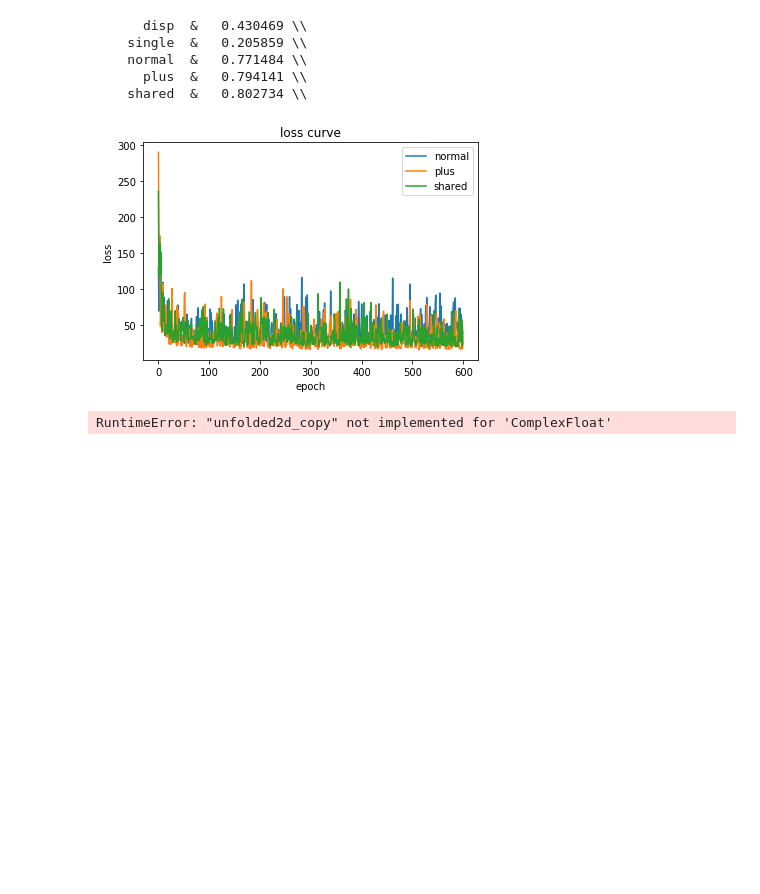
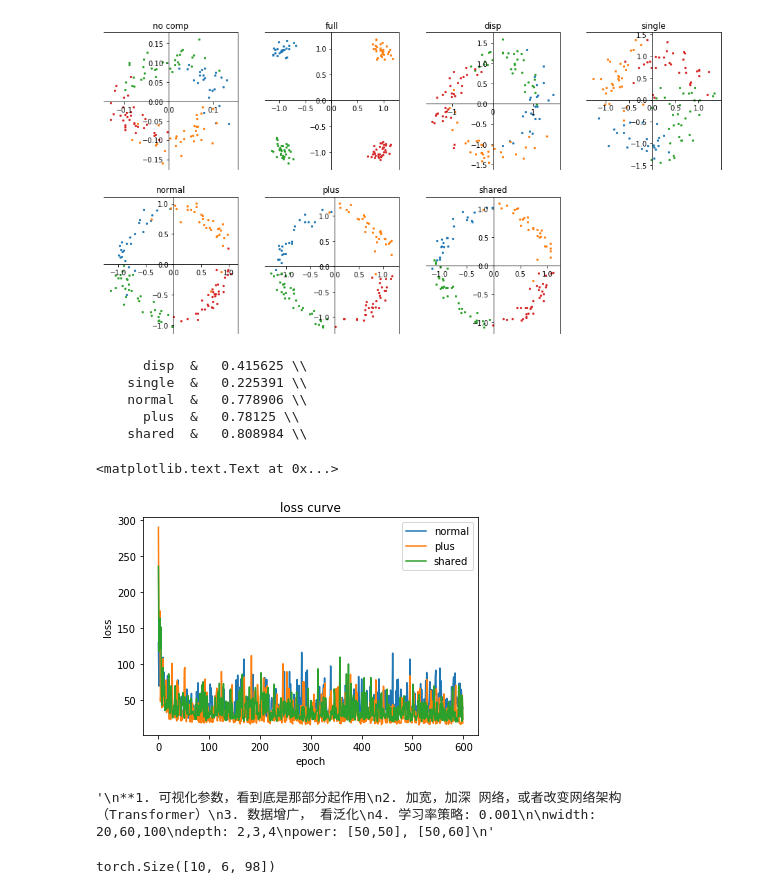
Before and after one commit to xinyuxiao113/optic_simulation, a Jupyter notebook: show_result.ipynb, the cells around one changed output. Saved outputs shown, nothing was run; the diff lists cells and outputs as text; code cells hidden in the pictures; blank space fills up the shorter version.

```diff
--- a/show_result.ipynb
+++ b/show_result.ipynb
@@ -1,28 +1,23 @@
 # %%
 import torch
-import torch.optim as optim
 import numpy as np
-import matplotlib
-#matplotlib.use('TkAgg')
 import matplotlib.pyplot as plt
 import config
 from Transmitter import Tx
 from Receiver import  Rx
-from Fiber import Fiber,Amplifier
-from train_model import train, test_model, MSE, Acc
+from Fiber import Fiber
+from train_model import test_model
 
 # Initializing the system
-power = 60
-k = int((config.Nch - 1)/2)
+k = 1
 tx = Tx()
 rx = Rx()
-tx.power = torch.ones(config.Nch)*power
-rx.power = torch.ones(config.Nch)*power
+tx.set_power([55,55,55])
+rx.set_power([55,55,55])
 fiber = Fiber(tx.lam_set,length=1e5,alphaB=0.2,n2=2.7e-20,disp=17,dz=100,Nch=config.Nch,generate_noise=True)
 
 # load model
 show_path = 'ckpt-set/ckpt-W120-D3/'
-#show_path = 'skpt-set/ckpt-P50-W60-D2/'
 fig_path =  '/Users/xinyu/Desktop/WDM_Code/report/img/expriment/'
 comp = {}
 # 现在一共有三个模型
@@ -33,35 +28,37 @@ comp['disp'] = Fiber(tx.lam_set[k:k+1], length=1e5, alphaB=-0.2, n2=0, disp=-17,
 comp['single'] = Fiber(tx.lam_set[k:k+1], length=1e5, alphaB=-0.2, n2=-2.7e-20, disp=-17, dz=1e3, Nch=1)
 comp['full'] = Fiber(tx.lam_set, length=1e5, alphaB=-0.2, n2=-2.7e-20, disp=-17, dz=1e3, Nch=config.Nch)
 for name in train_model_names:
     comp[name] = torch.load(show_path + name + '_best.pt',map_location=torch.device('cpu'))['model']
 
 ########################### Fiber #############################
 # fiber channel
 x, symbol_stream, bit_stream = tx.wdm_signal_sample()
 y = fiber(x)
 z = {}
 
 # compensation
 z['full'] = comp['full'](y)
 for name in model_names:
     z[name] = comp[name](y[k:k+1])
 
 # receiver side
 I = {}
 I['no comp'] = rx.filter(y[k], Nch=k)
 I['full'] = rx.filter(z['full'][k],Nch=k)
 for name in model_names:
     I[name] = rx.filter(z[name][0], Nch=k)
 
 # show constellation
 
 plt.figure(figsize=(16,8))
 
 for i,name in enumerate(all_names):
     plt.subplot(241+i)
-    rx.show_symbol(I[name], symbol_stream[k],size=7)
+    rx.show_symbol(I[name], symbol_stream[k])
     plt.title(name)
-plt.savefig(fig_path + f'W120-D3-P{power}'+'star.png')
+#plt.savefig(fig_path + f'W120-D3-P{power}'+'star.png')
+# %% [output]
+[figure, added]
 # %%
 # 计算BER
 acc = {}
@@ -71,15 +68,15 @@ for name in model_names:
 for key in acc.keys():
     print('%10s  &   %g \\\\' % (key, acc[key]))
 # %% [output]
-      disp  &   0.430469 \\
-    single  &   0.205859 \\
-    normal  &   0.771484 \\
-      plus  &   0.794141 \\
-    shared  &   0.802734 \\
+      disp  &   0.415625 \\
+    single  &   0.225391 \\
+    normal  &   0.778906 \\
+      plus  &   0.78125 \\
+    shared  &   0.808984 \\
 # %%
 # plot loss curve
 loss = {}
-
+power=50
 #for name in train_model_names:
 for name in train_model_names:
     loss[name] = torch.load(show_path + name + '_losspath.pt')['train loss']
@@ -89,8 +86,9 @@ plt.legend(loc='best')
 plt.title('loss curve')
 plt.xlabel('epoch')
 plt.ylabel('loss')
-plt.savefig(fig_path + f'W120-D3-P{power}'+'loss.png')
+#plt.savefig(fig_path + f'W120-D3-P{power}'+'loss.png')
 # %% [output]
+<matplotlib.text.Text at 0x...>
 [figure]
 # %%
 ## 待办事项
@@ -104,3 +102,17 @@ width: 20,60,100
 depth: 2,3,4
 power: [50,50], [50,60]
 '''
+
+'''
+1. meta net 结构调整
+(1) complex CNN
+(2) complex RNN,Transformer  加入历史信息 S = phi(u_i, u_{i-1})
+
+2.noise term
+n  -->  n * u
+
+3. channel num, 16 QAM
+
+'''
+# %% [output]
+'\n**1. 可视化参数，看到底是那部分起作用\n2. 加宽，加深 网络，或者改变网络架构 （Transformer）\n3. 数据增广， 看泛化\n4. 学习率策略: 0.001\n\nwidth: 20,60,100\ndepth: 2,3,4\npower: [50,50], [50,60]\n'
@@ -119,8 +118,0 @@ n  -->  n * u
-# %%
-import torch.nn as nn
-m = nn.Conv1d(16, 33, 3, stride=2)
-input = torch.randn(20, 16, 50) + (1j)
-output = m(input)
-output
-# %% [output]
-RuntimeError: "unfolded2d_copy" not implemented for 'ComplexFloat'
@@ -128,0 +137,8 @@ from Fiber import complex_conv1d
+# %%
+from complex_layers import complex_conv1d
+from torch import nn
+conv1 = complex_conv1d(3,6)
+x = torch.rand(10,3,100) + 1j
+conv1(x).shape
+# %% [output]
+torch.Size([10, 6, 98])
```
Also changed, not shown: parts of 5 cells of this notebook, 10 other files.
